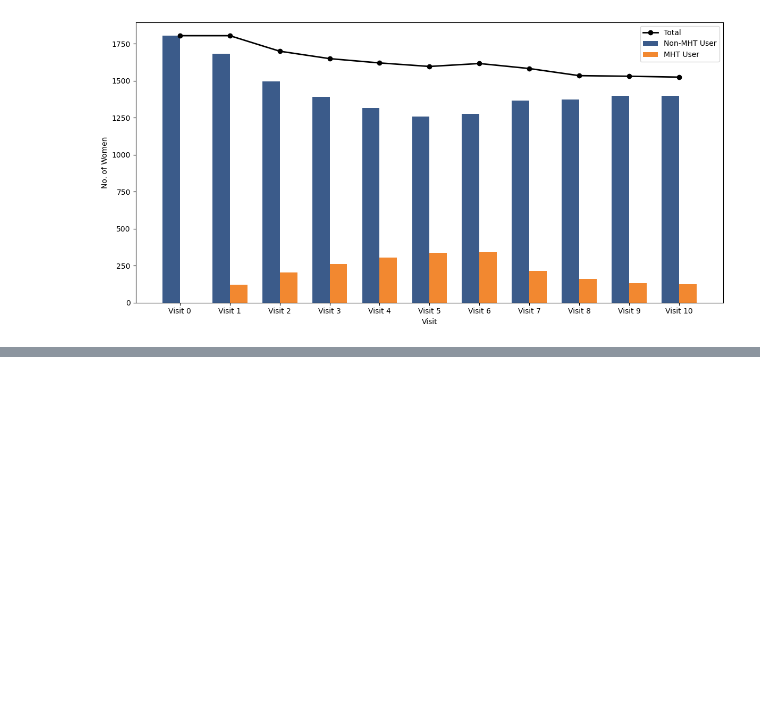
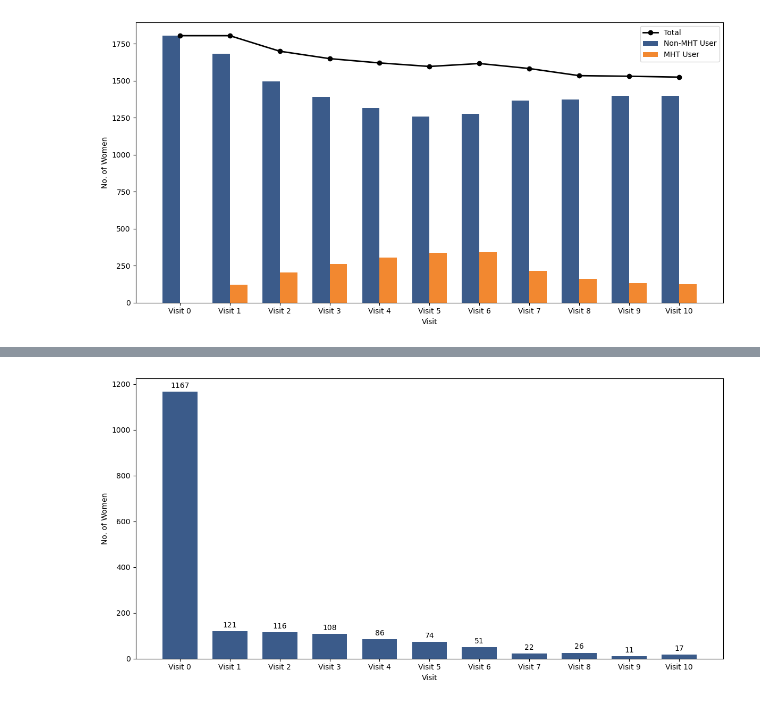
Before and after one commit to c6shi/hormone-use-bmd, a Jupyter notebook: tlfs.ipynb, the cells around one changed output, grey strips where cells are left out. Cells and saved outputs as stored; diff of their text form; code cells hidden in the pictures; blank space fills up the shorter version.

Commit message:
add TMLE background, add more figures

```diff
--- a/tlfs.ipynb
+++ b/tlfs.ipynb
@@ -79,3 +70,12 @@ plt.savefig("plots/no_of_women_per_group_per_visit.png")
 plt.show()
 # %% [output]
 [figure]
+# %%
+# Number of women that started MHTs at each visit
+data_hormuser = data_no_null_hormuser[hormuser]
+data_hormuser_bool = data_hormuser == 1
+v = data_hormuser_bool.cumsum(axis=1)
+num_women_start_each_visit = v.eq(1).dot(v.columns+',').str.split(',').str[0].value_counts()
+num_women_start_each_visit = num_women_start_each_visit.rename(index = {"": "HORMUSER0"})
+num_women_start_each_visit.sort_index(key = lambda x: x.map({val: i for i, val in enumerate(v.columns.tolist())}), inplace = True)
+num_women_start_each_visit
@@ -81,0 +95,15 @@ plt.show()
+# %%
+fig, ax = plt.subplots(figsize=(12,6))
+bars_startMHTs = ax.bar(x, num_women_start_each_visit.values, width * 2, color = "#3b5b8a")
+
+ax.set_xlabel("Visit")
+ax.set_ylabel("No. of Women")
+ax.set_xticks(x)
+ax.set_xticklabels(visits)
+ax.bar_label(bars_startMHTs, padding=3)
+
+plt.tight_layout()
+plt.savefig("plots/no_of_women_start_MHT_per_visit.png")
+plt.show()
+# %% [output]
+[figure, added]
```
Also changed, not shown: parts of 5 cells of this notebook, 10 other files.
